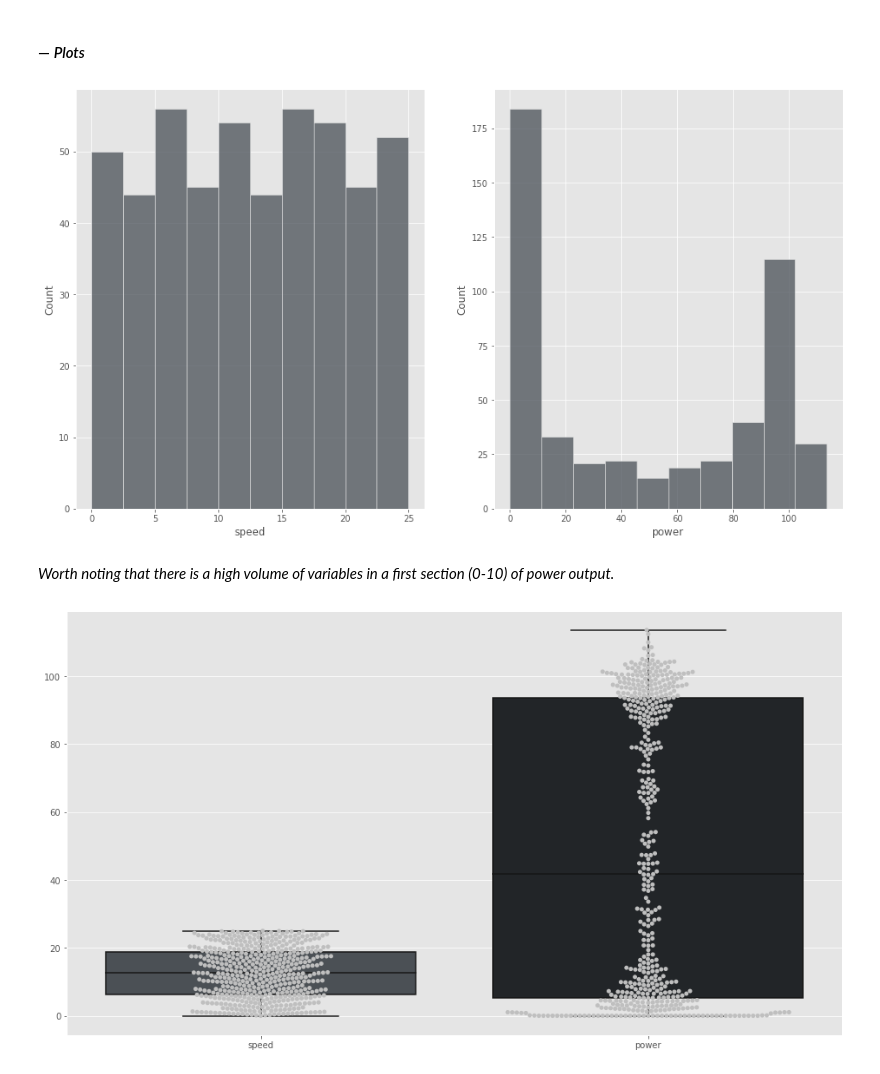
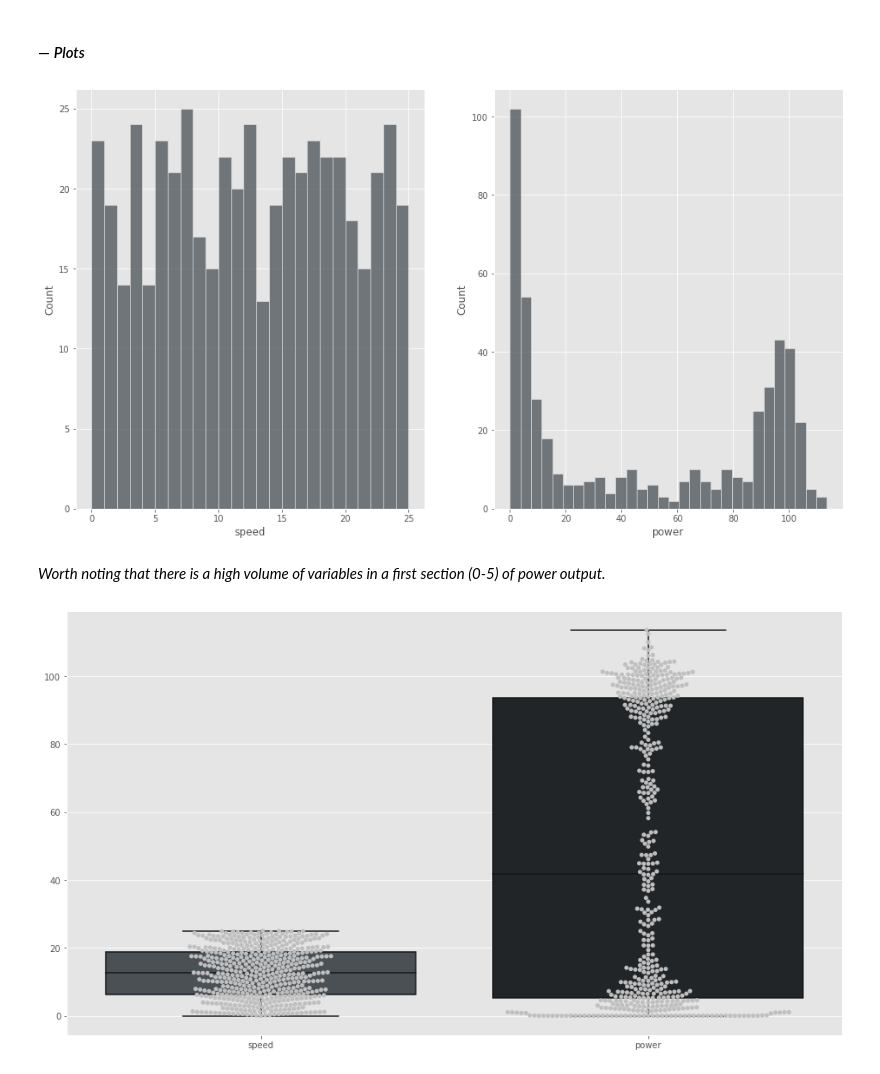
Before and after one commit to mizydorek/Fundamentals-of-Data-Analysis-Project-2020, a Jupyter notebook: project.ipynb, the cells around one changed output. Cells and saved outputs as stored; diff of their text form; code cells hidden in the pictures.

```diff
--- a/project.ipynb
+++ b/project.ipynb
@@ -115,12 +115,12 @@ From a quick preview of dataset can be seen that dataset contains 500 rows and t
 # %%
 # check how the distribution looks like for speed and power column using hist plot.
 fig, ax =plt.subplots(1,2)
-sns.histplot(data=df, x="speed", ax=ax[0]);
-sns.histplot(data=df, x="power", ax=ax[1]);
+sns.histplot(data=df, x="speed", bins=25, ax=ax[0]);
+sns.histplot(data=df, x="power", bins=30, ax=ax[1]);
 # %% [output]
-[figure, old version]
+[figure, new version]
 # %% [markdown]
-*Worth noting that there is a high volume of variables in a first section (0-10) of power output.*
+*Worth noting that there is a high volume of variables in a first section (0-5) of power output.*
 # %%
 # Box plots are very useful to provide a visual summary of the data that enabling to identify outliers,
 # the dispersion of data set and shows if data is normally distributed or skewed.
```
Also changed, not shown: parts of 26 cells of this notebook.
